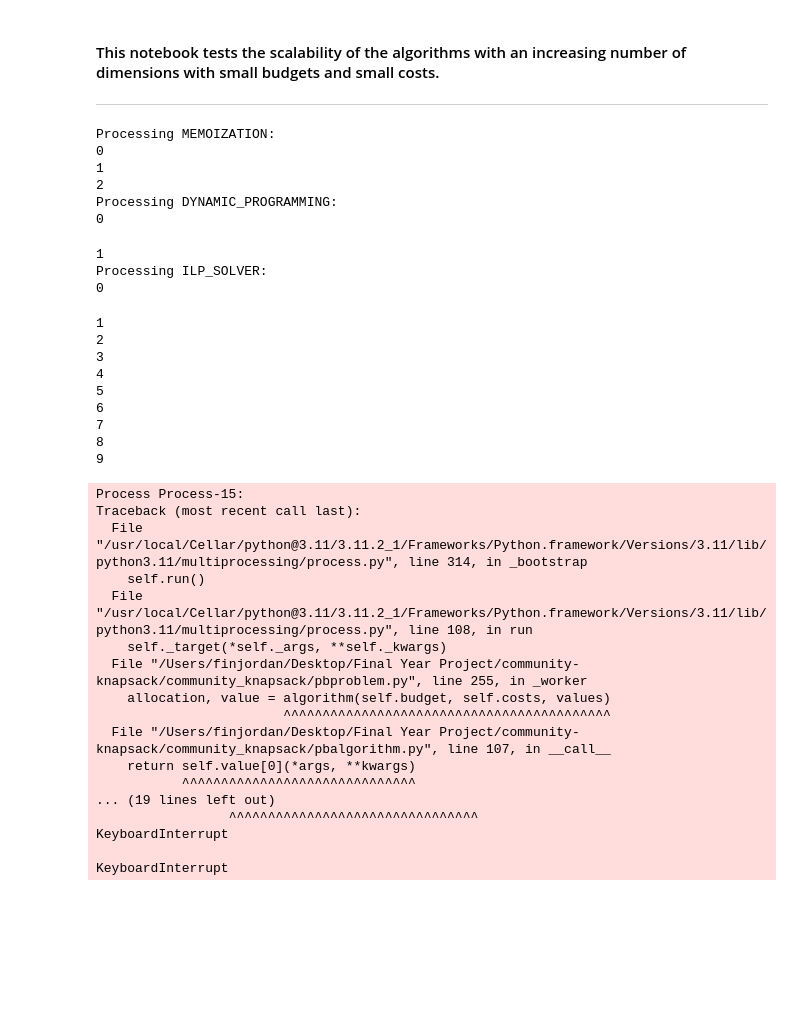
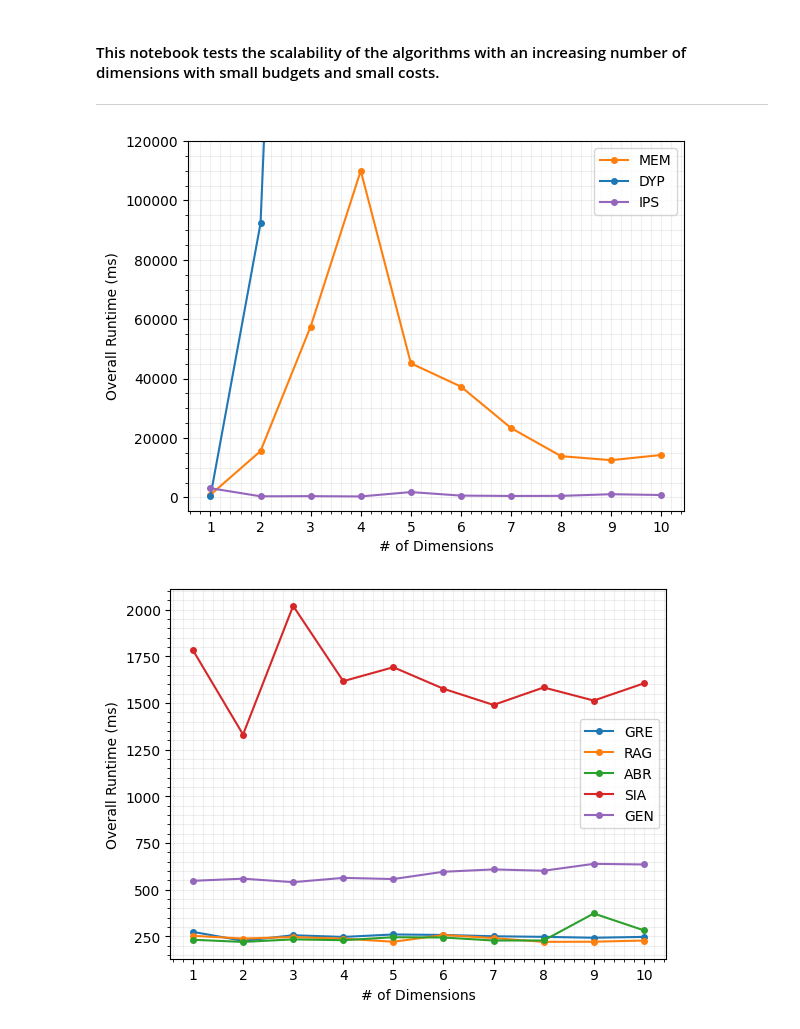
Before and after one commit to bignoldjordanF/community-knapsack, a Jupyter notebook: evaluation/multi/dimensions/small-dimensions-cost.ipynb, the cells around one changed output. Drawn from its saved outputs; the diff is of its cells as text; code cells hidden in the pictures; blank space fills up the shorter version.

```diff
--- a/evaluation/multi/dimensions/small-dimensions-cost.ipynb
+++ b/evaluation/multi/dimensions/small-dimensions-cost.ipynb
@@ -38,7 +38,7 @@ step_dimensions = 1
 
 budget = [random.randint(10, 1000) for _ in range(end_dimensions//step_dimensions)]
 cost_bounds = [
-    (int(b * 0.05), int(b * 0.1))
+    (int(b * 0.05), int(b * 0.3))
     for bid, b in enumerate(budget)
 ]
 # %%
@@ -61,42 +61,6 @@ exact_results = evaluation.solve_problems(
     file_name='ext-small-dimensions-costs.json',
     output=True
 )
-# %% [output]
-Processing MEMOIZATION:
-0
-1
-2
-Processing DYNAMIC_PROGRAMMING:
-0
-1
-Processing ILP_SOLVER:
-0
-1
-2
-3
-4
-5
-6
-7
-8
-9
-Process Process-15:
-Traceback (most recent call last):
-  File "/usr/local/Cellar/python@3.11/3.11.2_1/Frameworks/Python.framework/Versions/3.11/lib/python3.11/multiprocessing/process.py", line 314, in _bootstrap
-    self.run()
-  File "/usr/local/Cellar/python@3.11/3.11.2_1/Frameworks/Python.framework/Versions/3.11/lib/python3.11/multiprocessing/process.py", line 108, in run
-    self._target(*self._args, **self._kwargs)
-  File "/Users/finjordan/Desktop/Final Year Project/community-knapsack/community_knapsack/pbproblem.py", line 255, in _worker
-    allocation, value = algorithm(self.budget, self.costs, values)
-                        ^^^^^^^^^^^^^^^^^^^^^^^^^^^^^^^^^^^^^^^^^^
-  File "/Users/finjordan/Desktop/Final Year Project/community-knapsack/community_knapsack/pbalgorithm.py", line 107, in __call__
-    return self.value[0](*args, **kwargs)
-           ^^^^^^^^^^^^^^^^^^^^^^^^^^^^^^
-... (19 lines left out)
-                 ^^^^^^^^^^^^^^^^^^^^^^^^^^^^^^^^
-KeyboardInterrupt
-
-KeyboardInterrupt
 # %%
 # Obtain the exact results for this evaluation:
 approximation_results = evaluation.solve_problems(
@@ -107,3 +71,36 @@ approximation_results = evaluation.solve_problems(
     file_name='apx-small-dimensions-costs.json',
     output=True
 )
+# %%
+# Plot the exact algorithm runtimes over the problems:
+evaluation.plot_2d(
+    x_axis=x_axis,
+    y_axes=evaluation.get_y_axes(exact_results, exact_algorithms, 2),
+    x_label='# of Dimensions',
+    y_label='Overall Runtime (ms)',
+    labels=evaluation.get_labels(exact_algorithms),
+    colors=evaluation.get_colors(exact_algorithms),
+    alphas=evaluation.get_alphas(exact_algorithms),
+    sizes=evaluation.get_sizes(exact_algorithms),
+    x_ticks=x_axis,
+    x_tick_minor=False,
+    fix_y=(-4500, 120000)
+)
+# %% [output]
+[figure, added]
+# %%
+# Plot the exact algorithm runtimes over the problems:
+evaluation.plot_2d(
+    x_axis=x_axis,
+    y_axes=evaluation.get_y_axes(approximation_results, approximation_algorithms, 2),
+    x_label='# of Dimensions',
+    y_label='Overall Runtime (ms)',
+    labels=evaluation.get_labels(approximation_algorithms),
+    colors=evaluation.get_colors(approximation_algorithms),
+    alphas=evaluation.get_alphas(approximation_algorithms),
+    sizes=evaluation.get_sizes(approximation_algorithms),
+    x_ticks=x_axis,
+    x_tick_minor=False
+)
+# %% [output]
+[figure, added]
```
Also changed, not shown: parts of 2 cells of this notebook, 39 other files.
